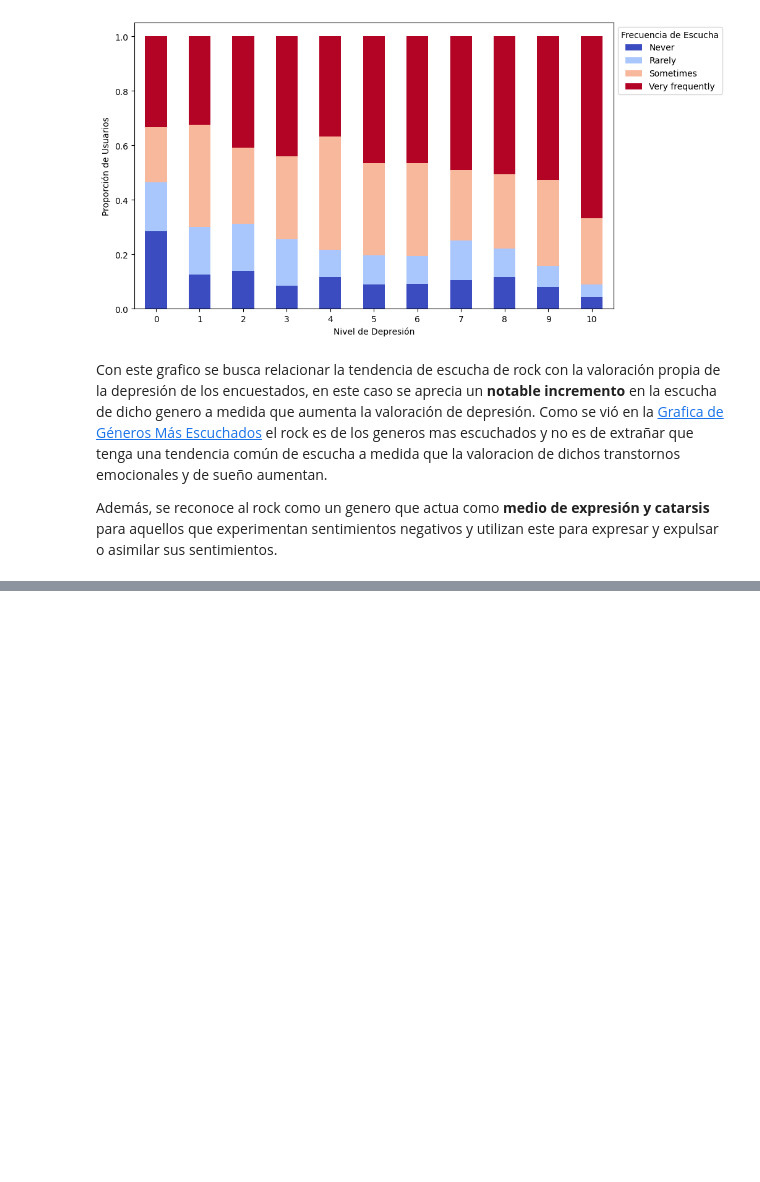
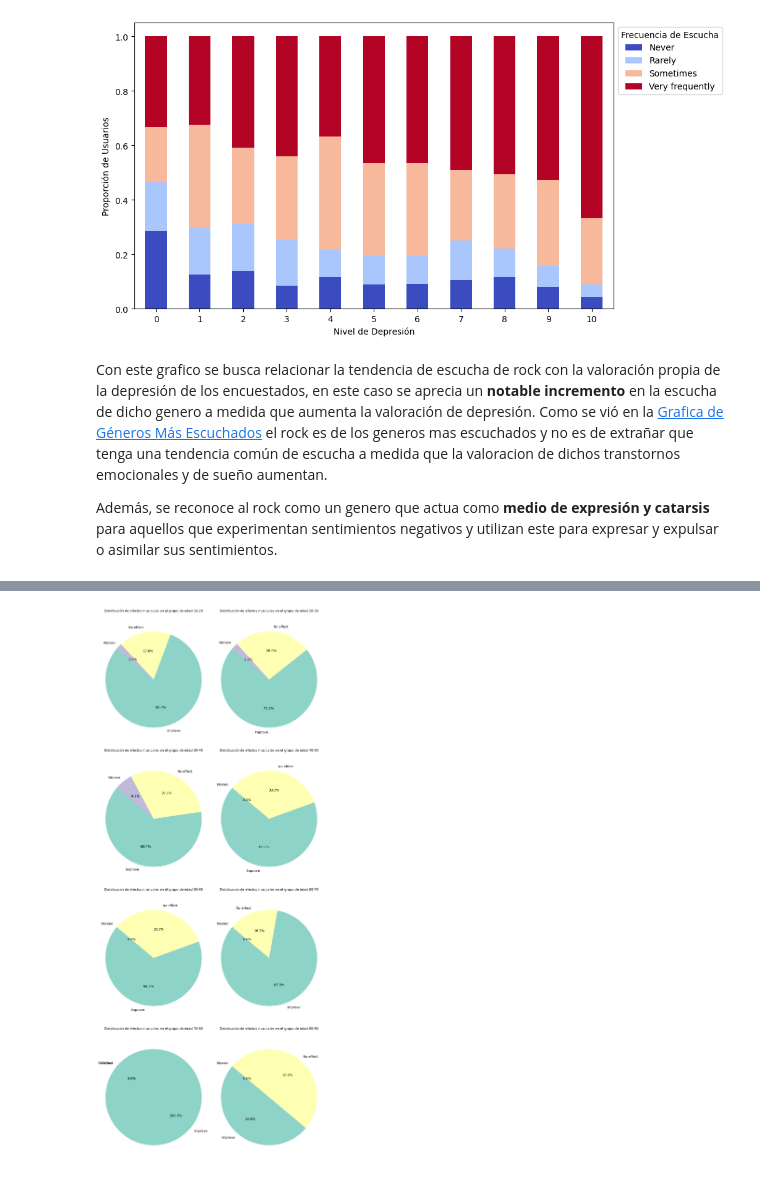
Before and after one commit to daobaa/M14Datasets, a Jupyter notebook: Project.ipynb, the cells around one changed output, grey strips where cells are left out. Cells and saved outputs as stored; diff of their text form; code cells hidden in the pictures; blank space fills up the shorter version.

```diff
--- a/Project.ipynb
+++ b/Project.ipynb
@@ -180,0 +187,28 @@ ModuleNotFoundError: No module named 'seaborn'
+# %%
+from imports import *
+import math
+
+bins = [0, 10, 20, 30, 40, 50, 60, 70, 80, 90]
+labels = ["0-10", "10-20", "20-30", "30-40", "40-50", "50-60", "60-70", "70-80", "80-90"]
+df['decada'] = pd.cut(df['Age'], bins=bins, labels=labels, right=False)
+
+platform_counts = df.groupby(['decada', 'Music effects'], observed=True).size().unstack().fillna(0)
+
+num_plots = len(platform_counts)
+ncols = 2
+nrows = math.ceil(num_plots / ncols)
+fig, axes = plt.subplots(nrows=nrows, ncols=ncols, figsize=(10, 6 * nrows))
+
+axes = axes.flatten()
+
+for i, decada in enumerate(platform_counts.index):
+    counts = platform_counts.loc[decada]
+
+    axes[i].pie(counts, labels=counts.index, autopct='%1.1f%%', startangle=140, colors=plt.get_cmap('Set3')(range(len(counts))))
+    axes[i].set_title(f"Distribución de efectos musicales en el grupo de edad {decada}", fontsize=10)
+    axes[i].axis('equal')
+
+plt.tight_layout()
+plt.show()
+# %% [output]
+[figure, added]
```
Also changed, not shown: parts of 3 cells of this notebook.
